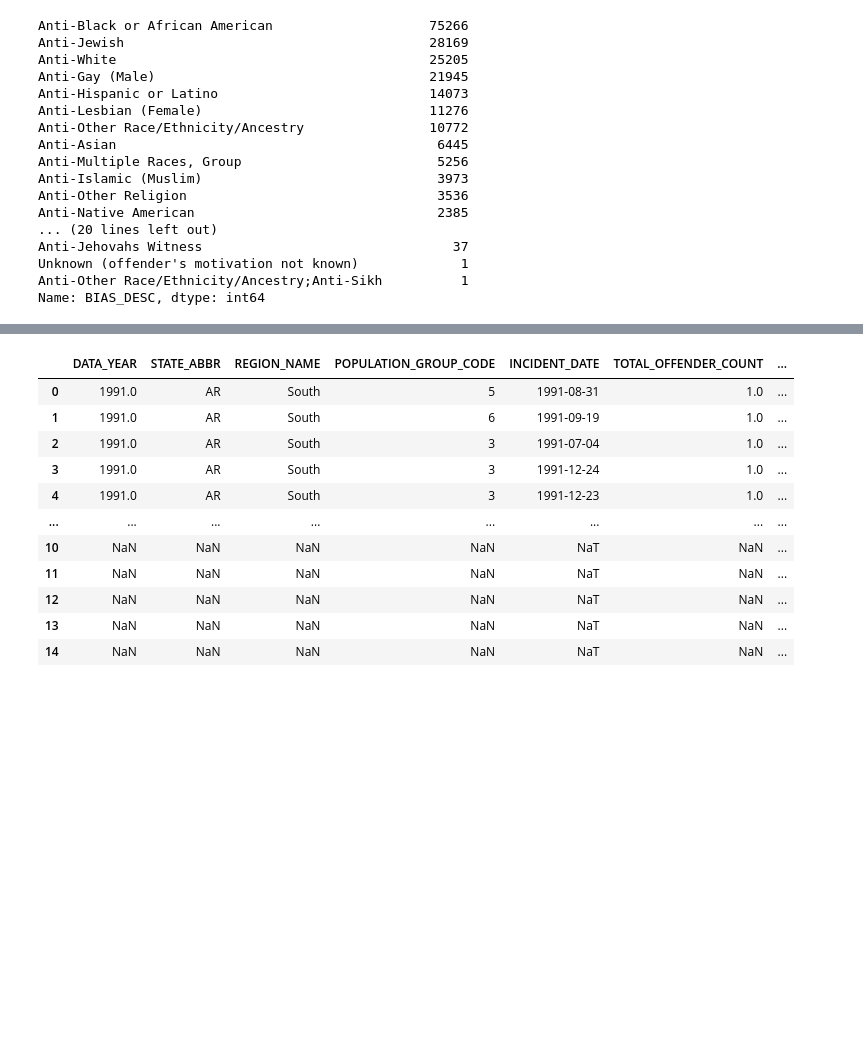
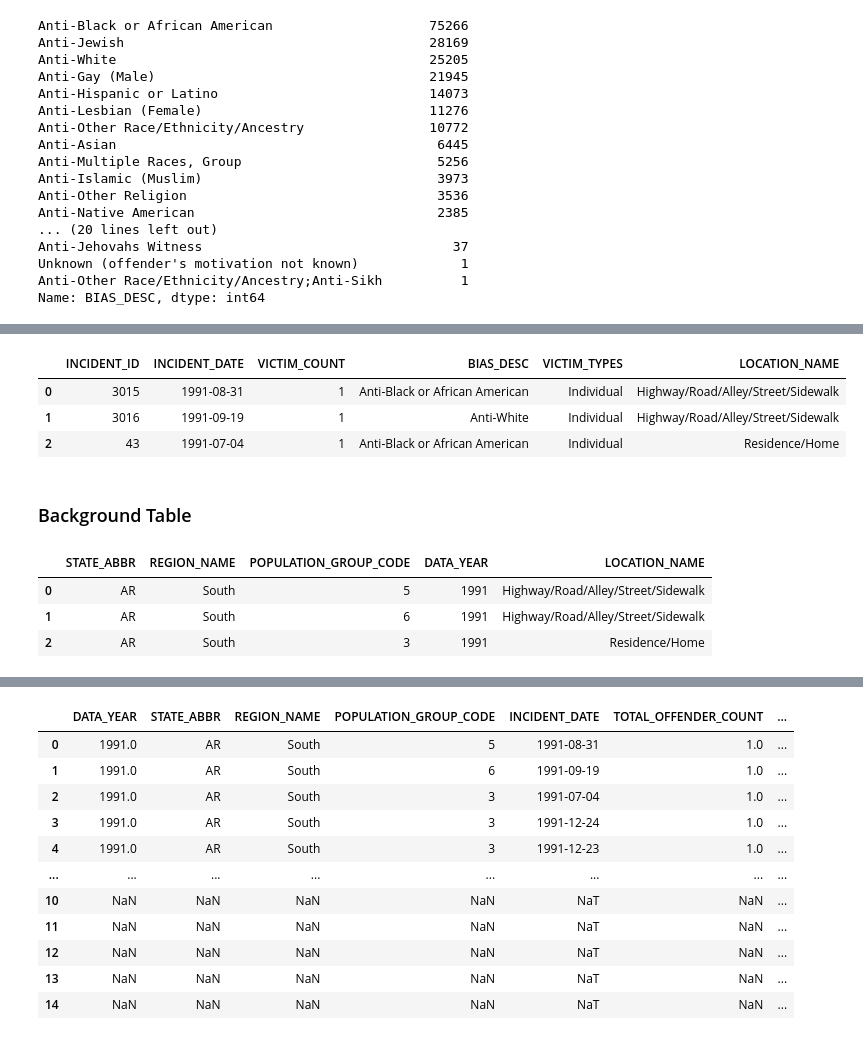
Before and after one commit to CEsperance/Final_Project, a Jupyter notebook: AP_Notebook1.ipynb, the cells around one changed output, grey strips where cells are left out. Saved outputs shown, nothing was run; the diff lists cells and outputs as text; code cells hidden in the pictures; blank space fills up the shorter version.

```diff
--- a/AP_Notebook1.ipynb
+++ b/AP_Notebook1.ipynb
@@ -497,0 +525,12 @@ hate_crime.head()
+# %%
+victim_df = pd.DataFrame(hate_crime, columns = ['INCIDENT_ID', 'INCIDENT_DATE', 'VICTIM_COUNT',
+                                                 'BIAS_DESC','VICTIM_TYPES', 'LOCATION_NAME'])
+# %%
+victim_df.head(3)
+# %% [output]
+|  | INCIDENT_ID | INCIDENT_DATE | VICTIM_COUNT | BIAS_DESC | VICTIM_TYPES | LOCATION_NAME |
+| 0 | 3015 | 1991-08-31 | 1 | Anti-Black or African American | Individual | Highway/Road/Alley/Street/Sidewalk |
+| 1 | 3016 | 1991-09-19 | 1 | Anti-White | Individual | Highway/Road/Alley/Street/Sidewalk |
+| 2 | 43 | 1991-07-04 | 1 | Anti-Black or African American | Individual | Residence/Home |
+# %% [markdown]
+### Background Table
@@ -497,0 +540,7 @@ hate_crime.head()
+# %%
+background_df.head(3)
+# %% [output]
+|  | STATE_ABBR | REGION_NAME | POPULATION_GROUP_CODE | DATA_YEAR | LOCATION_NAME |
+| 0 | AR | South | 5 | 1991 | Highway/Road/Alley/Street/Sidewalk |
+| 1 | AR | South | 6 | 1991 | Highway/Road/Alley/Street/Sidewalk |
+| 2 | AR | South | 3 | 1991 | Residence/Home |
```
Also changed, not shown: parts of 22 cells of this notebook.
